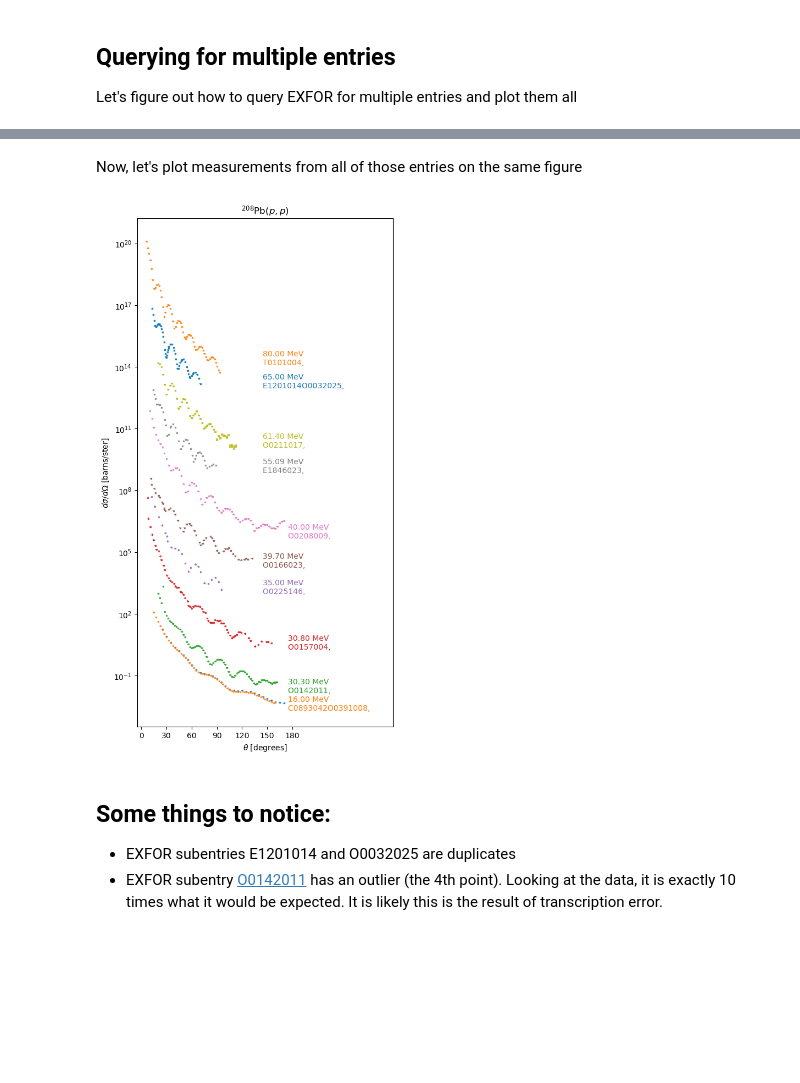
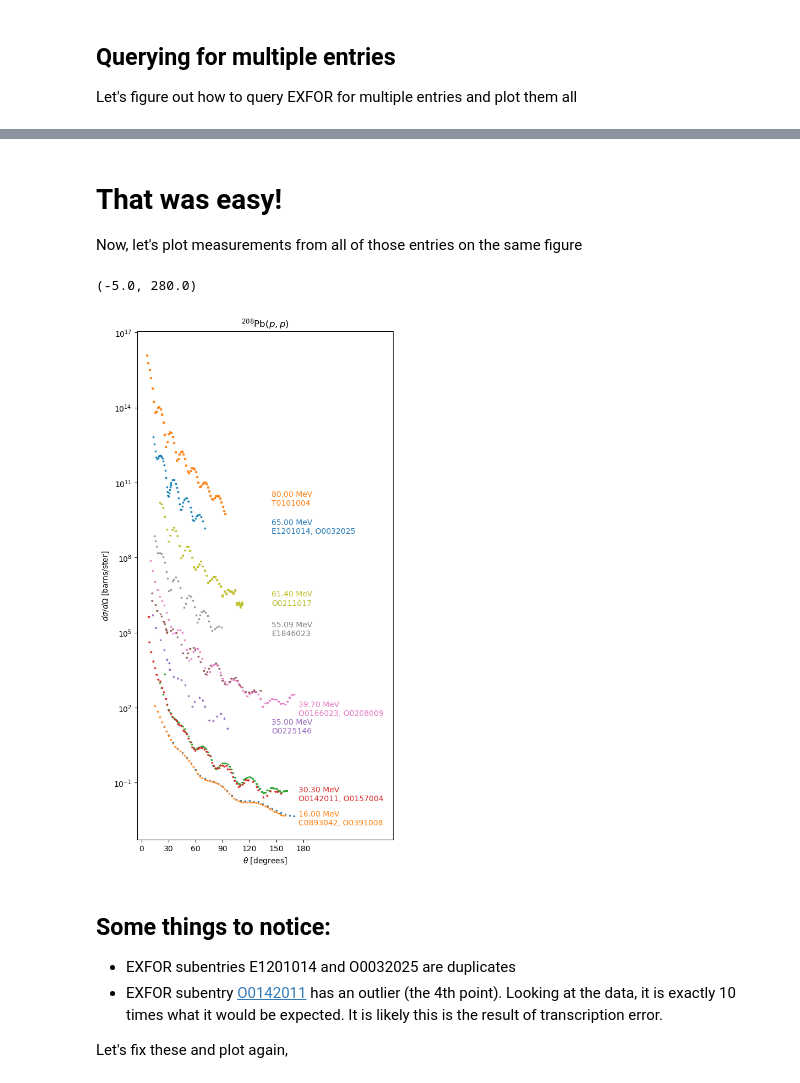
Before and after one commit to beykyle/exfor_tools, a Jupyter notebook: examples/plotting_differential_xs.ipynb, the cells around one changed output, grey strips where cells are left out. Drawn from its saved outputs; the diff is of its cells as text; code cells hidden in the pictures; blank space fills up the shorter version.

```diff
--- a/examples/plotting_differential_xs.ipynb
+++ b/examples/plotting_differential_xs.ipynb
@@ -146,7 +226,7 @@ ca48_pp_ruth.plot(
 ## Querying for multiple entries
 Let's figure out how to query EXFOR for multiple entries and plot them all
 # %%
-all_entries_lead208_pp = get_exfor_differential_data(
+entries, failed_parses = query_for_entries(
     target=(208, 82),
     projectile=(1, 1),
     quantity="dXS/dA",
@@ -154,7 +234,8 @@ all_entries_lead208_pp = get_exfor_differential_data(
     vocal=True,
     filter_subentries=filter_out_lab_angle,
 )
-print(f"Found {len(all_entries_lead208_pp.keys())} entries")
+print(f"\nFound {len(entries.keys())} entries")
+print(f"\nFailed to parse {len(failed_parses.keys())} entries")
 # %% [output]
 Found subentry C0893042 with the following columns:
 ['EN', 'ANG-CM', 'DATA-CM', 'ERR-S']
@@ -176,33 +328,33 @@ Found 13 entries
 # %% [markdown]
+# That was easy!
 Now, let's plot measurements from all of those entries on the same figure
 # %%
-measurements_categorized = categorize_measurements_by_energy(
-    all_entries_lead208_pp, Einc_fudge_factor=0.5
-)
+measurements_categorized = categorize_measurements_by_energy(entries)
 # %%
 fig, ax = plt.subplots(1, 1, figsize=(6, 12))
 plot_angular_distributions(
     measurements_categorized,
     ax,
     offsets=100,
     data_symbol=r"$d\sigma/d\Omega$",
-    rxn_label=list(all_entries_lead208_pp.values())[0].rxn,
+    rxn_label=list(entries.values())[0].rxn,
     label_kwargs={
         "label_xloc_deg": None,
         "label_offset_factor": 0.1,
         "label_energy_err": False,
         "label_offset": False,
         "label_incident_energy": True,
         "label_excitation_energy": False,
         "label_exfor": True,
     },
 )
-ax.set_xlim([-5, 300])
-
-plt.savefig("lead_208_pp_dxds.pdf")
+ax.set_xlim([-5, 280])
 # %% [output]
+(-5.0, 280.0)
-[figure, old version]
+[figure, new version]
 # %% [markdown]
 ## Some things to notice:
 - EXFOR subentries E1201014 and O0032025 are duplicates
 - EXFOR subentry [O0142011](https://www-nds.iaea.org/exfor/servlet/X4sGetSubent?reqx=123189&&sub=O0142&plus=1) has an outlier (the 4th point). Looking at the data, it is exactly 10 times what it would be expected. It is likely this is the result of transcription error.
+
+Let's fix these and plot again,
```
Also changed, not shown: parts of 31 cells of this notebook, 1 other file.
